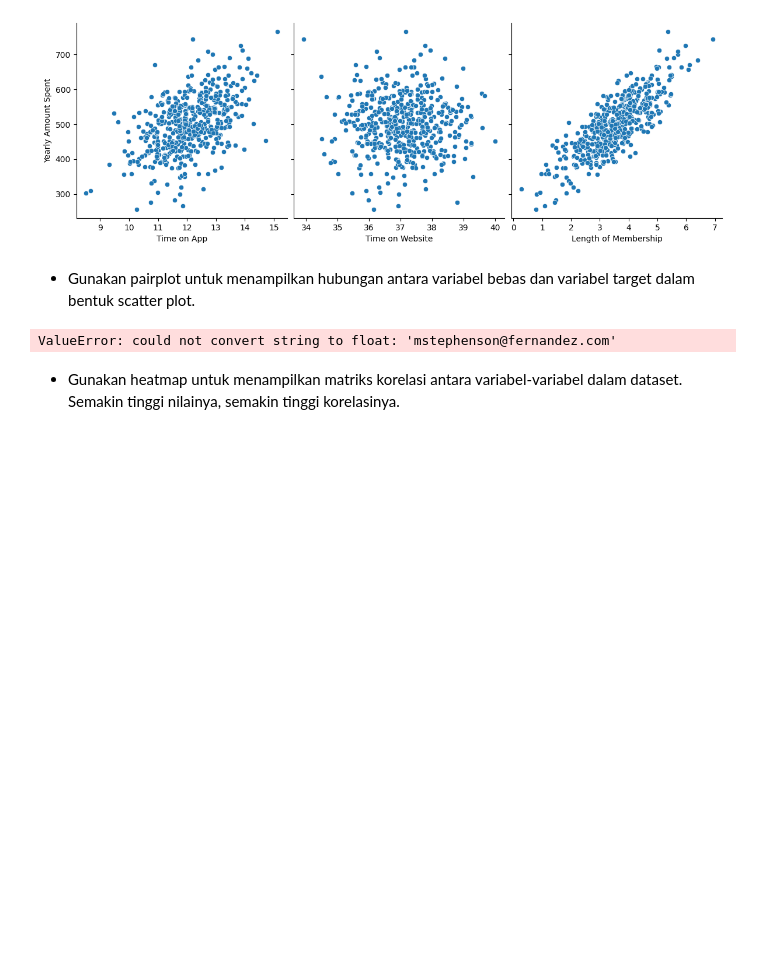
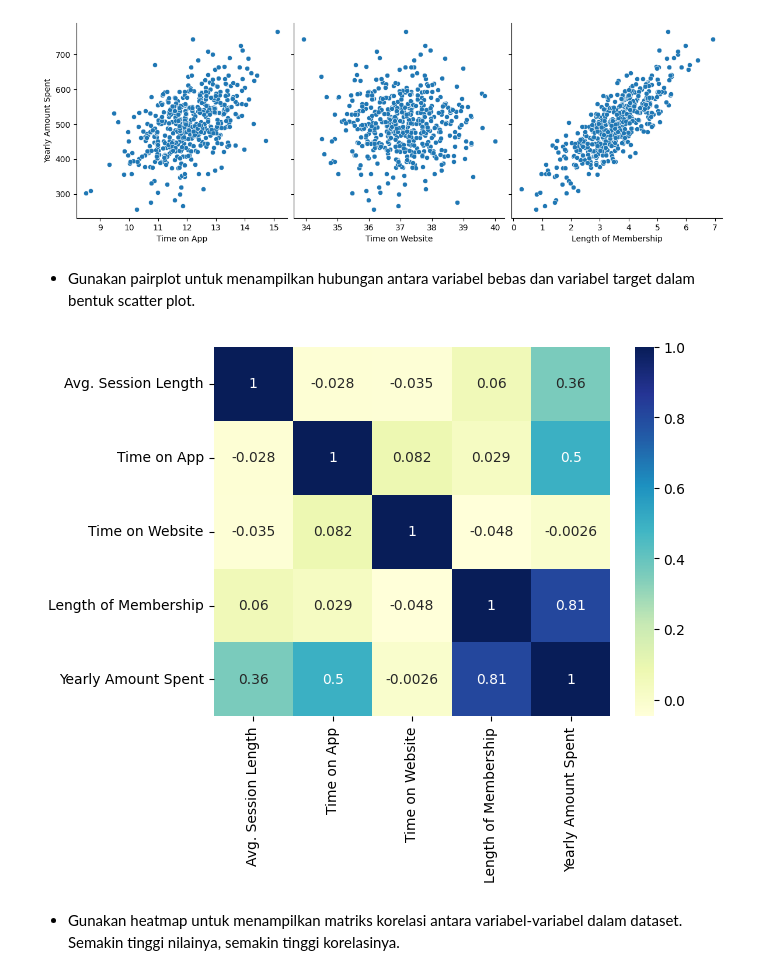
Before and after one commit to YayunEldina/PEMB_MESIN_Ganjil_2024, a Jupyter notebook: Jobsheet_3_Regresi.ipynb, the cells around one changed output. Saved outputs shown, nothing was run; the diff lists cells and outputs as text; code cells hidden in the pictures; blank space fills up the shorter version.

```diff
--- a/Jobsheet_3_Regresi.ipynb
+++ b/Jobsheet_3_Regresi.ipynb
@@ -129,10 +129,11 @@ plt.show()
 - Gunakan pairplot untuk menampilkan hubungan antara variabel bebas dan variabel target dalam bentuk scatter plot.
 # %%
 # visualisasi korelasi dengan heatmap
-sns.heatmap(data.corr(), cmap="YlGnBu", annot=True)
+numeric_data = data.select_dtypes(include=[float, int])
+sns.heatmap(numeric_data.corr(), cmap="YlGnBu", annot=True)
 plt.show()
 # %% [output]
-ValueError: could not convert string to float: 'mstephenson@fernandez.com'
+[figure, added]
 # %% [markdown]
 - Gunakan heatmap untuk menampilkan matriks korelasi antara variabel-variabel dalam dataset. Semakin tinggi nilainya, semakin tinggi korelasinya.
 # %% [markdown]
```
Also changed, not shown: parts of 48 cells of this notebook.
